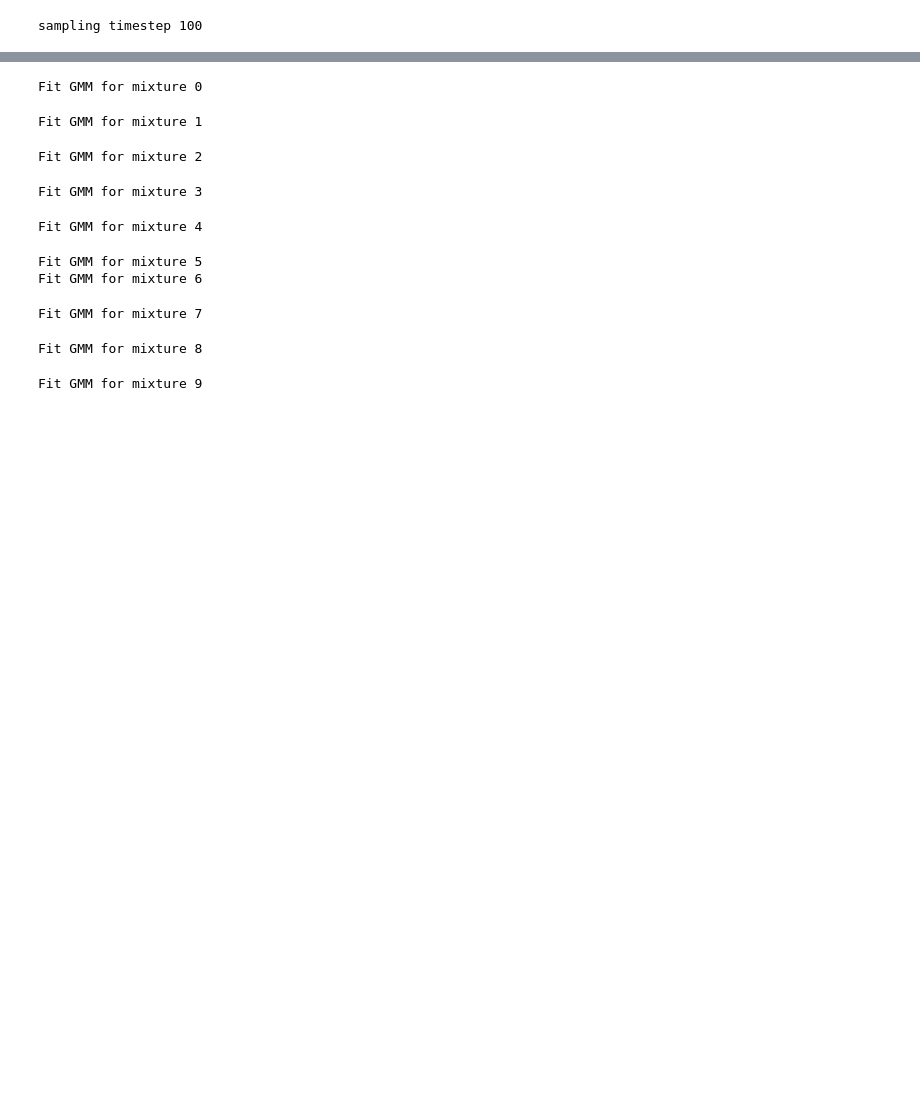
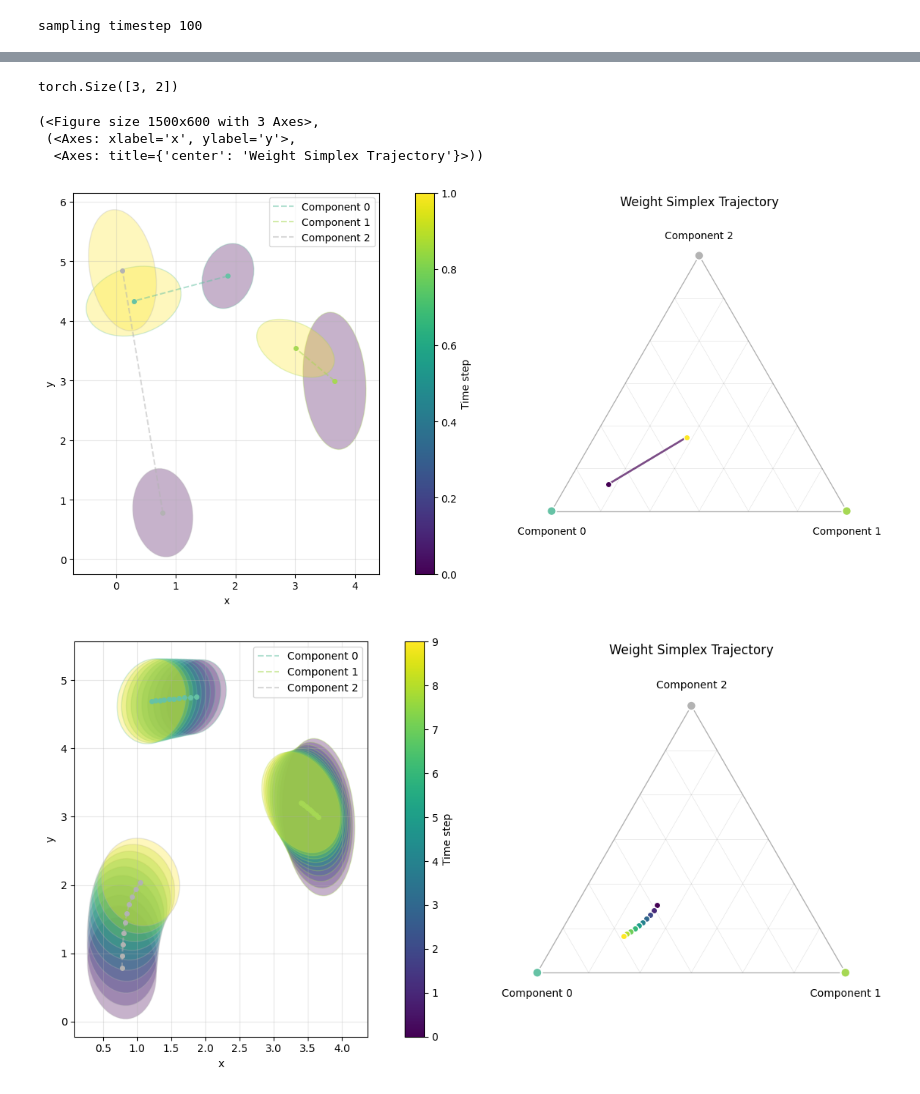
Before and after one commit to njwfish/DistributionEmbeddings, a Jupyter notebook: notebooks/gmm_ot.ipynb, the cells around one changed output, grey strips where cells are left out. Cells and saved outputs as stored; diff of their text form; code cells hidden in the pictures; blank space fills up the shorter version.

```diff
--- a/notebooks/gmm_ot.ipynb
+++ b/notebooks/gmm_ot.ipynb
@@ -111,18 +92,4 @@ Text(0.5, 1.0, 'Resampled Distribution')
-# %%
-from gmm_utils import fit_gmm_batch
-
-init_means = np.repeat(ds.mu[0][None, :, :], 10, axis=0)
-init_covs = np.repeat(ds.cov[0][None, :, :, :], 10, axis=0)
-init_weights = np.repeat(ds.weights[0][None, :], 10, axis=0)
-resample_means, resample_covs, resample_weights = fit_gmm_batch(resample.cpu().numpy(), init_means, init_covs, init_weights)
-# %% [output]
-Fit GMM for mixture 0
-Fit GMM for mixture 1
-Fit GMM for mixture 2
-Fit GMM for mixture 3
-Fit GMM for mixture 4
-Fit GMM for mixture 5
-Fit GMM for mixture 6
-Fit GMM for mixture 7
-Fit GMM for mixture 8
-Fit GMM for mixture 9
+# %%
+gmm_t['mean'].shape
+# %% [output]
+torch.Size([3, 2])
@@ -208,0 +526,13 @@ ot_means, ot_covs, ot_weights = generate_ot_trajectory(ds.mu[0], ds.cov[0], ds.w
+# %%
+true_means = np.array([gmm_s['mean'].squeeze()] + [gmm_t['mean'].squeeze()])
+true_covs = np.array([gmm_s['cov'].squeeze()] + [gmm_t['cov'].squeeze()])
+true_weights = np.array([gmm_s['weights'].squeeze()] + [gmm_t['weights'].squeeze()])
+# %%
+plot_gmm_trajectory(true_means, true_covs, true_weights)
+plot_gmm_trajectory(ot_means, ot_covs, ot_weights)
+# %% [output]
+(<Figure size 1500x600 with 3 Axes>,
+ (<Axes: xlabel='x', ylabel='y'>,
+  <Axes: title={'center': 'Weight Simplex Trajectory'}>))
+[figure, added]
+[figure, added]
```
Also changed, not shown: parts of 21 cells of this notebook, 1 other file.
